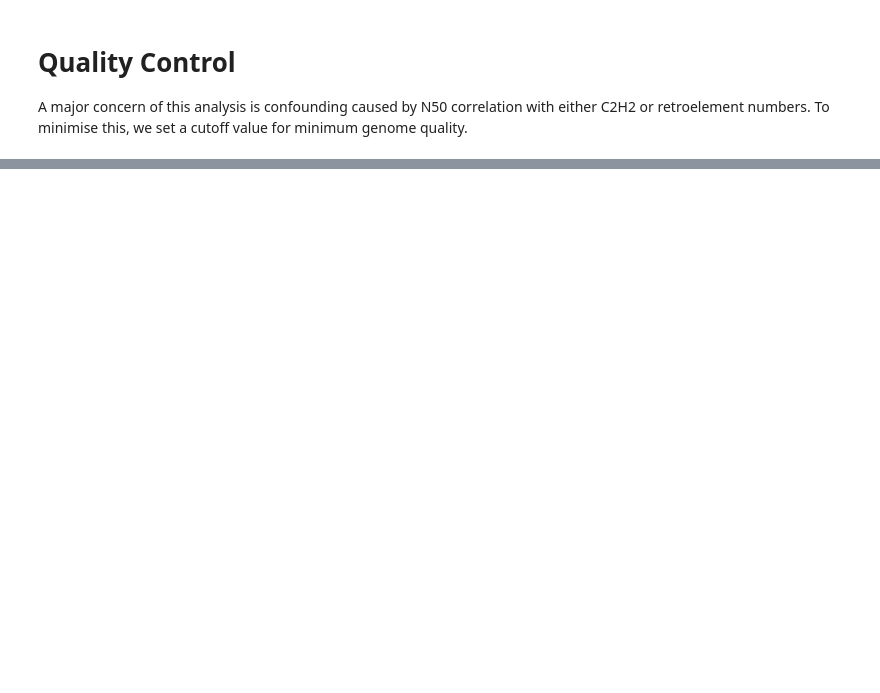
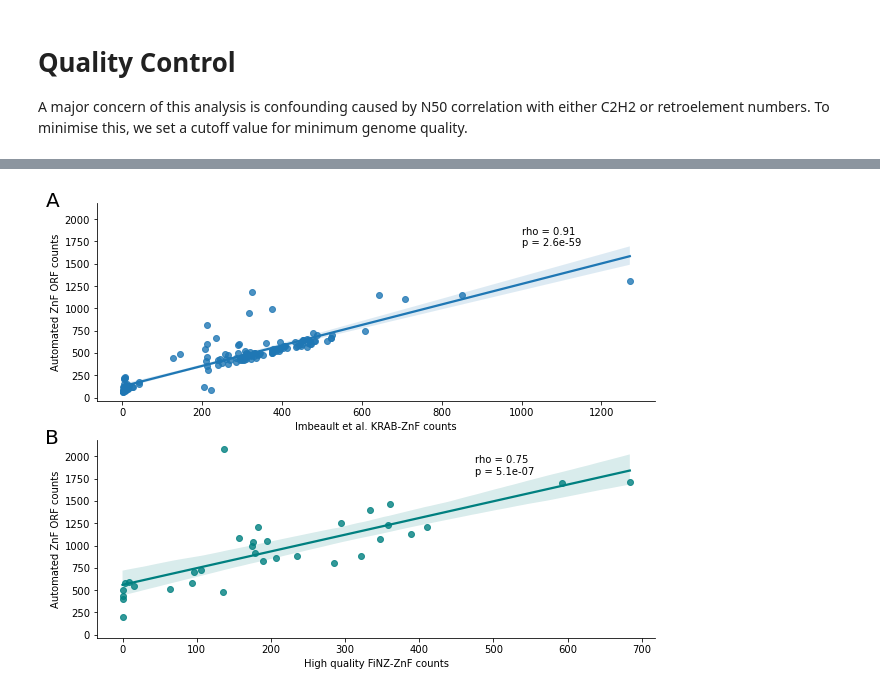
Before and after one commit to jonathan-wells/metazoan-znfs, a Jupyter notebook: analysis/znf_te_correlation.ipynb, the cells around one changed output, grey strips where cells are left out. Cells and saved outputs as stored; diff of their text form; code cells hidden in the pictures; blank space fills up the shorter version.

```diff
--- a/analysis/znf_te_correlation.ipynb
+++ b/analysis/znf_te_correlation.ipynb
@@ -89,0 +168,38 @@ SpearmanrResult(correlation=-0.0012234376078935282, pvalue=0.9788735650990124)
+# %%
+tetrapoda_qc_df = pd.read_csv('../data/Imbeault_supp_data_2.csv')
+tetrapoda_qc_df = tetrapoda_qc_df.groupby('Latin name')['# of ZNFs'].count().reset_index()
+tetrapoda_qc_df.columns = ['species', 'KRAB_znfs']
+tetrapoda_qc_df['species'] = tetrapoda_qc_df.species.apply(lambda x: x.replace(' ', '_'))
+tetrapoda_qc_df = tetrapoda_qc_df.merge(qc_df, on='species', how='inner')
+
+cypriniform_qc_df = pd.read_csv('/Users/jonwells/Projects/feschottelab/finz-znf/data/finz_te_counts.txt', sep='\t') \
+                      .merge(qc_df, on='species', how='inner')
+
+fig, axes = plt.subplots(figsize=(10, 8), nrows=2, sharey=True)
+
+sns.regplot(data=tetrapoda_qc_df,
+                x='KRAB_znfs',
+                y='znfs',
+                ax=axes[0])
+axes[0].set_xlabel('Imbeault et al. KRAB-ZnF counts')
+axes[0].set_ylabel('Automated ZnF ORF counts')
+corr = stats.pearsonr(tetrapoda_qc_df.KRAB_znfs, tetrapoda_qc_df.znfs)
+axes[0].text(x=1000, y=1700, s=f'rho = {corr[0]:.2f}\np = {corr[1]:.1e}')
+
+sns.regplot(data=cypriniform_qc_df,
+                x='finz_znf',
+                y='znfs',
+                ax=axes[1],
+                color='teal')
+axes[1].set_xlabel('High quality FiNZ-ZnF counts')
+axes[1].set_ylabel('Automated ZnF ORF counts')
+corr = stats.pearsonr(cypriniform_qc_df.finz_znf, cypriniform_qc_df.znfs)
+axes[1].text(x=475, y=1800, s=f'rho = {corr[0]:.2f}\np = {corr[1]:.1e}')
+
+axes[0].text(x=-175, y=2200, s='A', fontsize=20, va='center', ha='center')
+axes[1].text(x=-95, y=2200, s='B', fontsize=20, va='center', ha='center')
+sns.despine()
+plt.show()
+fig.savefig('../figs/hiqual_pipeline_corr.pdf', bbox_inches='tight')
+# %% [output]
+[figure, added]
```
Also changed, not shown: parts of 15 cells of this notebook, 5 other files.
